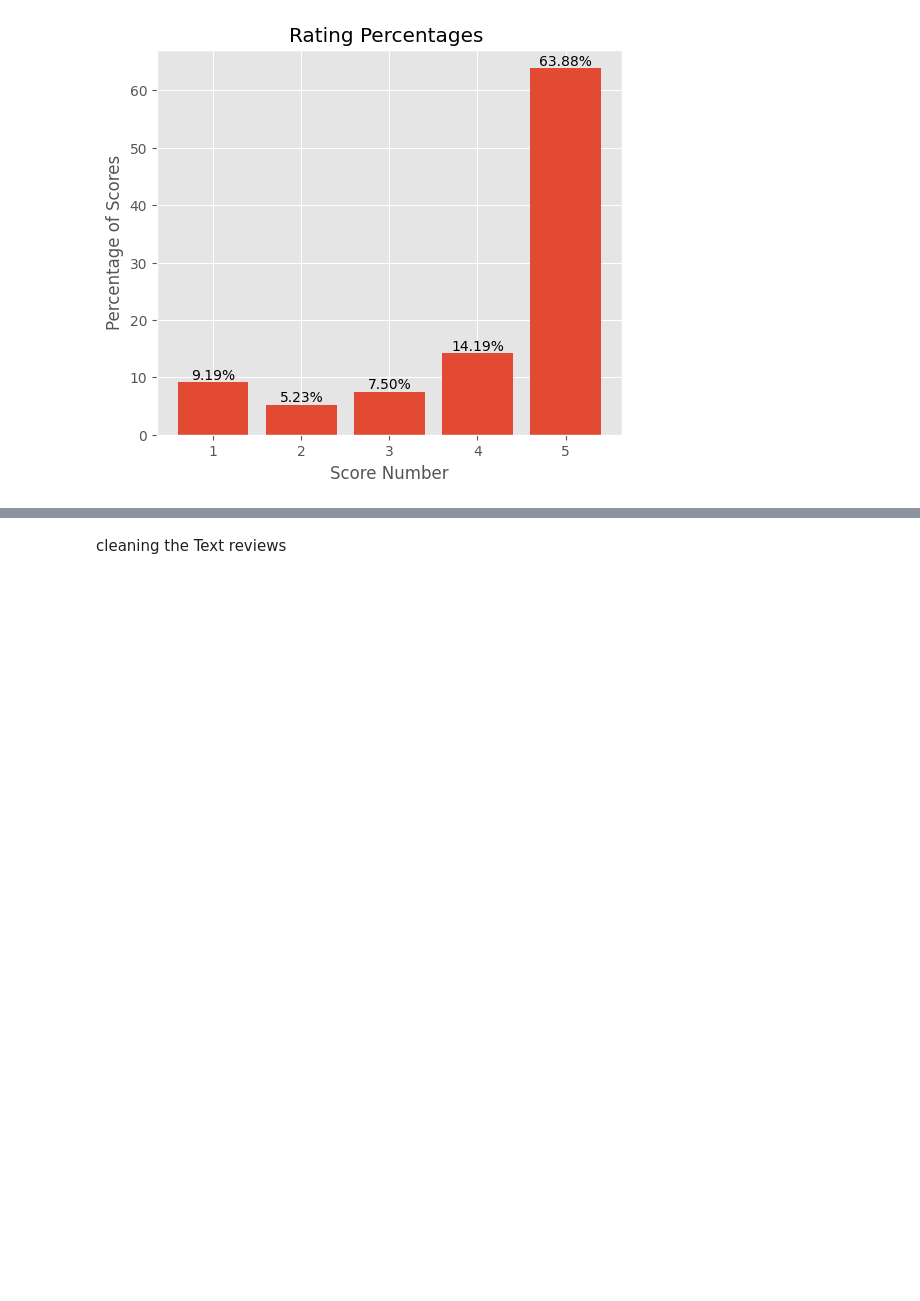
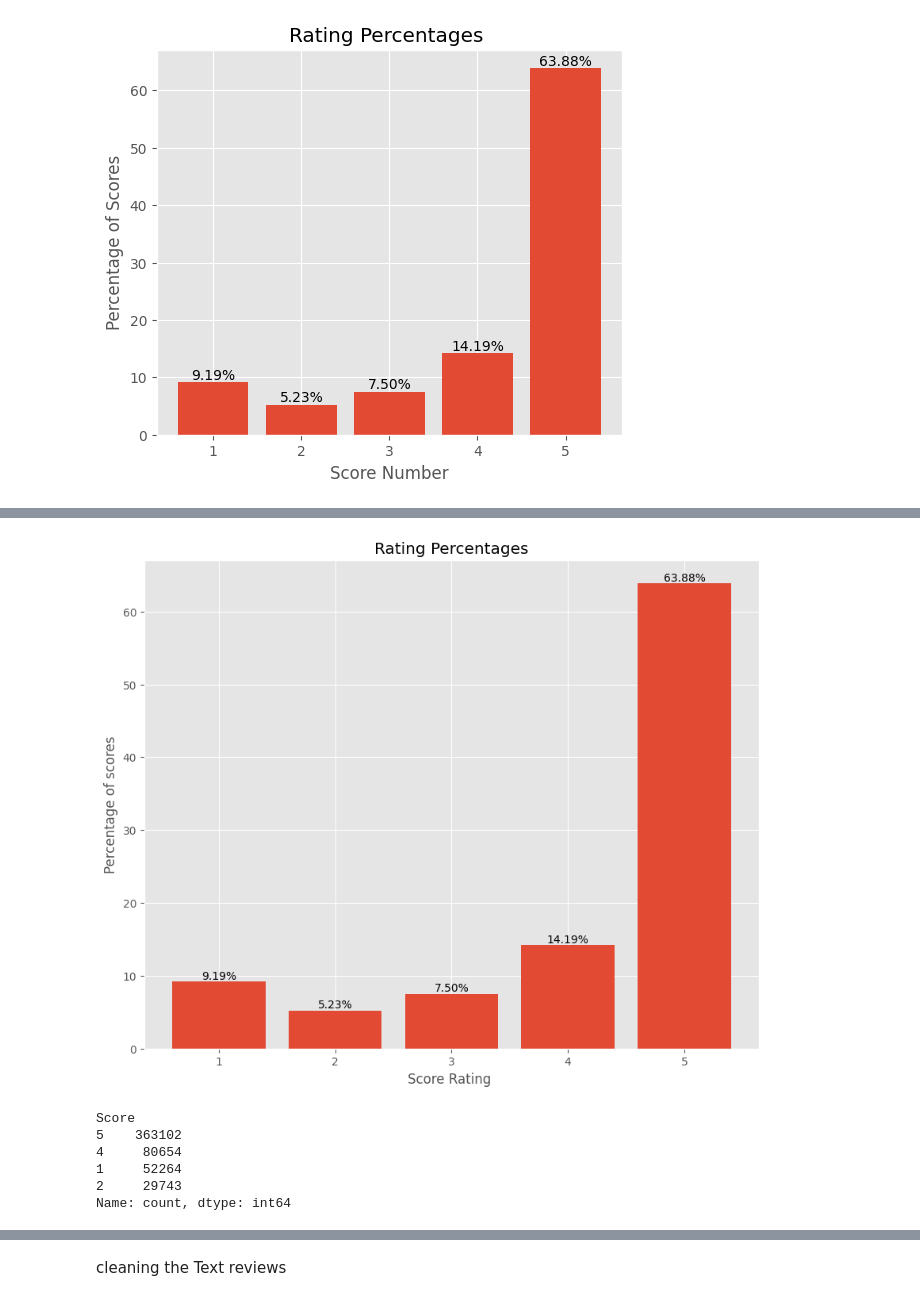
Before and after one commit to cosekort/Project-4, a Jupyter notebook: amazon_review.ipynb, the cells around one changed output, grey strips where cells are left out. Cells and saved outputs as stored; diff of their text form; code cells hidden in the pictures; blank space fills up the shorter version.

```diff
--- a/amazon_review.ipynb
+++ b/amazon_review.ipynb
@@ -206,3 +179,7 @@ plt.savefig("static/images/percentage_rating.png")
 plt.show()
 # %% [output]
 [figure]
+# %%
+#More Analysis on the Score column
+score_df =review_df.copy()
+score_df.head(1)
@@ -208,0 +189,4 @@ plt.show()
+# %%
+#calculate for the score counts
+Score_counts = score_df["Score"].value_counts()
+Score_counts
@@ -208,0 +201,4 @@ plt.show()
+# %%
+# Total Counts
+total_counts = Score_counts.sum()
+total_counts
@@ -208,0 +207,3 @@ plt.show()
+# %%
+score_percentage= (Score_counts/total_counts)*100
+score_percentage
@@ -208,0 +218,25 @@ plt.show()
+# %%
+#plot the percentile
+plt.figure(figsize=(10,8))
+bars=plt.bar(score_percentage.index,score_percentage.values)
+#adding text labels
+for bar in bars:
+    yval=bar.get_height() # get the height for the bar
+    plt.text(bar.get_x() +bar.get_width()/2, yval,f"{yval:.2f}%",ha="center",va="bottom") # position text
+plt.xlabel("Score Rating ")
+plt.ylabel("Percentage of scores")
+plt.title("Rating Percentages")
+plt.savefig("static/images/percentage_rating.png")
+plt.show()
+# %% [output]
+[figure, added]
+# %%
+score_df=score_df[score_df["Score"]!=3]
+score_df.Score.value_counts()
+# %% [output]
+Score
+5    363102
+4     80654
+1     52264
+2     29743
+Name: count, dtype: int64
```
Also changed, not shown: parts of 146 cells of this notebook, 9 other files.
